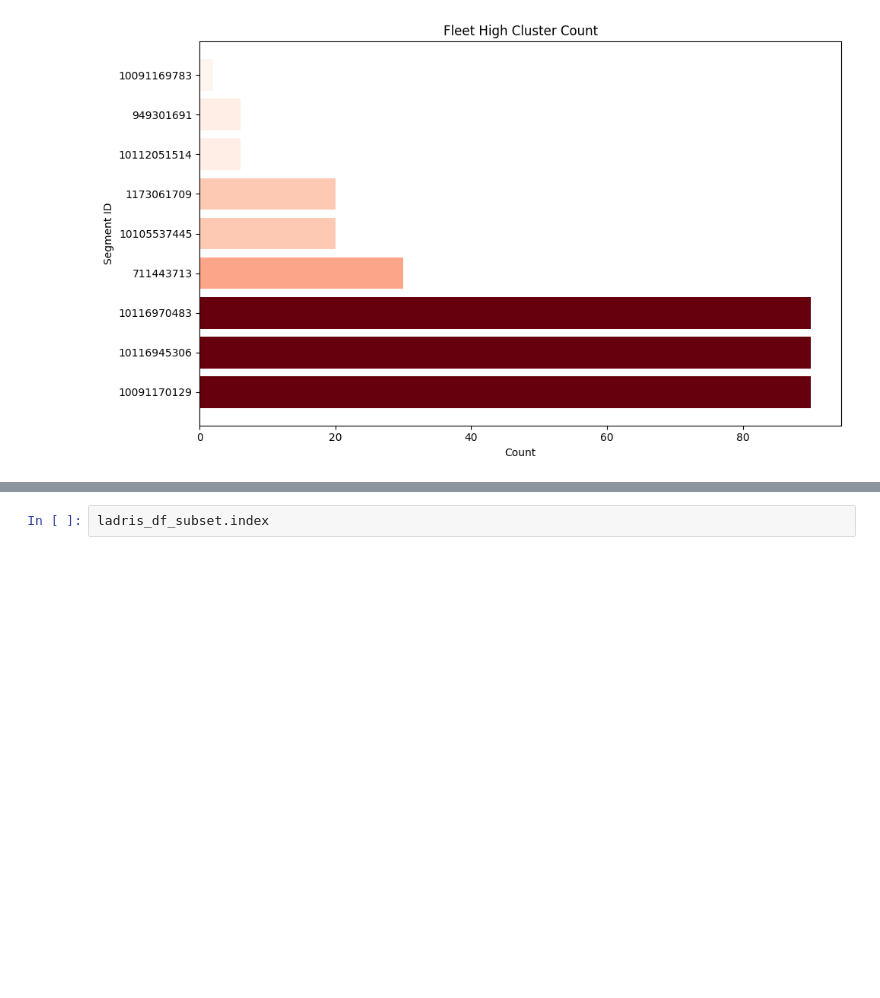
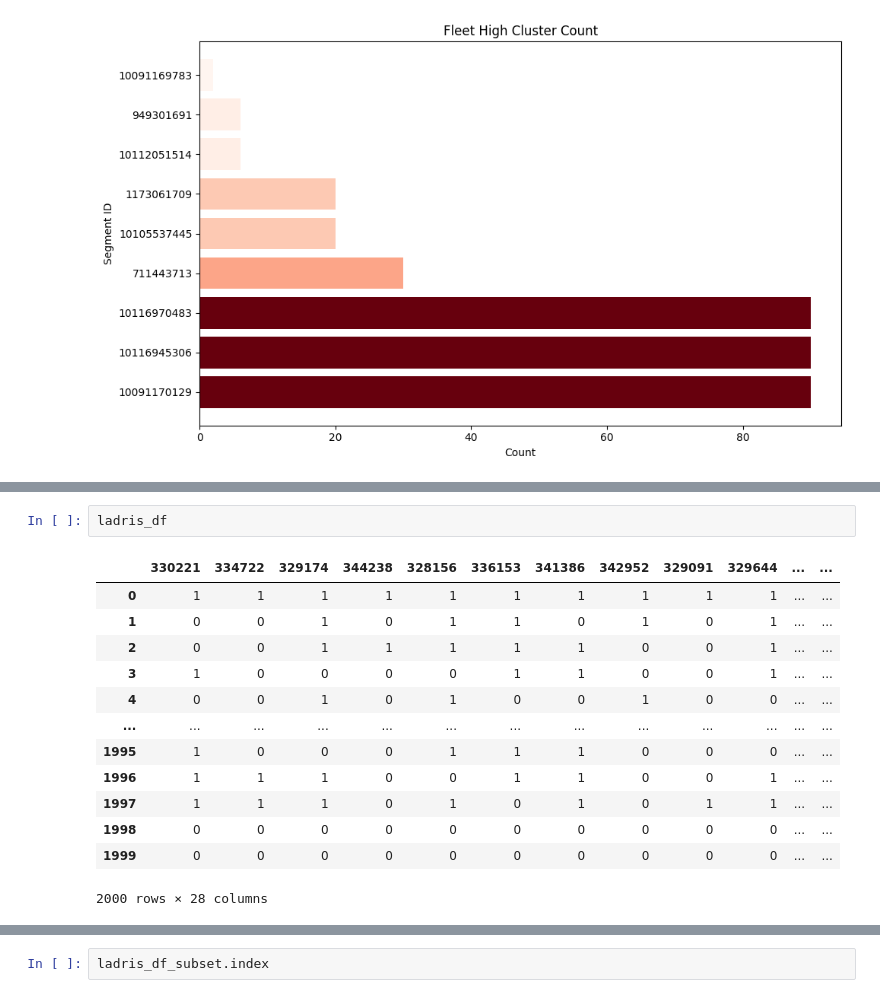
Before and after one commit to pfoytik/scenarioDiscovery, a Jupyter notebook: dataSummary.ipynb, the cells around one changed output, grey strips where cells are left out. Cells and saved outputs as stored; diff of their text form; blank space fills up the shorter version.

```diff
--- a/dataSummary.ipynb
+++ b/dataSummary.ipynb
@@ -433,0 +445,16 @@ ladris_hc_count_df.head()
+# %%
+ladris_df
+# %% [output]
+|  | 330221 | 334722 | 329174 | 344238 | 328156 | 336153 | 341386 | 342952 | 329091 | 329644 | ... | ... |
+| 0 | 1 | 1 | 1 | 1 | 1 | 1 | 1 | 1 | 1 | 1 | ... | ... |
+| 1 | 0 | 0 | 1 | 0 | 1 | 1 | 0 | 1 | 0 | 1 | ... | ... |
+| 2 | 0 | 0 | 1 | 1 | 1 | 1 | 1 | 0 | 0 | 1 | ... | ... |
+| 3 | 1 | 0 | 0 | 0 | 0 | 1 | 1 | 0 | 0 | 1 | ... | ... |
+| 4 | 0 | 0 | 1 | 0 | 1 | 0 | 0 | 1 | 0 | 0 | ... | ... |
+| ... | ... | ... | ... | ... | ... | ... | ... | ... | ... | ... | ... | ... |
+| 1995 | 1 | 0 | 0 | 0 | 1 | 1 | 1 | 0 | 0 | 0 | ... | ... |
+| 1996 | 1 | 1 | 1 | 0 | 0 | 1 | 1 | 0 | 0 | 1 | ... | ... |
+| 1997 | 1 | 1 | 1 | 0 | 1 | 0 | 1 | 0 | 1 | 1 | ... | ... |
+| 1998 | 0 | 0 | 0 | 0 | 0 | 0 | 0 | 0 | 0 | 0 | ... | ... |
+| 1999 | 0 | 0 | 0 | 0 | 0 | 0 | 0 | 0 | 0 | 0 | ... | ... |
+2000 rows × 28 columns
```
Also changed, not shown: parts of 16 cells of this notebook, 8 other files.
